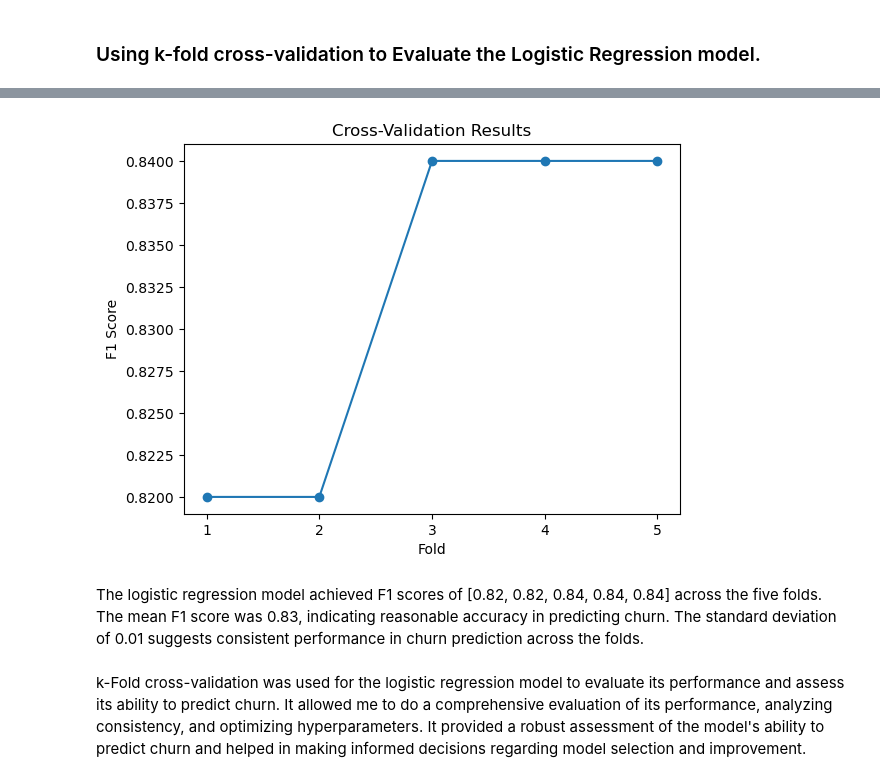
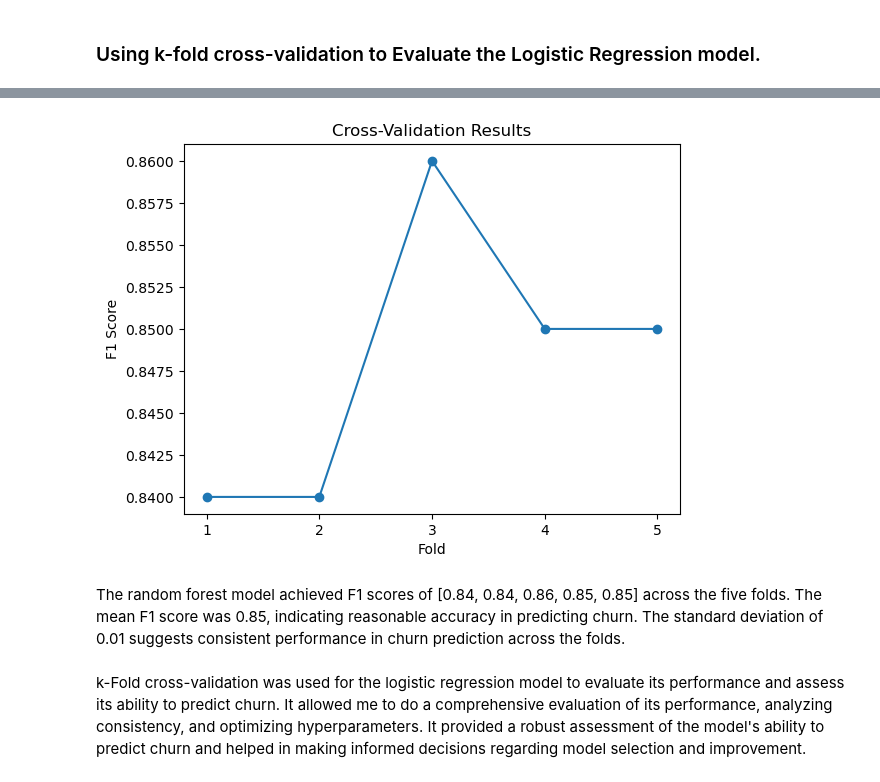
Before and after one commit to rasmodev/Customer-Churn-Prediction-Machine-Learning-Classification-Project, a Jupyter notebook: Classification_Telco_customer_churn.ipynb, the cells around one changed output, grey strips where cells are left out. Drawn from its saved outputs; the diff is of its cells as text; code cells hidden in the pictures.

```diff
--- a/Classification_Telco_customer_churn.ipynb
+++ b/Classification_Telco_customer_churn.ipynb
@@ -449,7 +452,7 @@ Column: Churn - Unique Values: [False  True]
 # %%
 # Check unique values of each column
 for column in test_df.columns:
-    if column not in ['customerID','tenure', 'MonthlyCharges', 'TotalCharges']:
+    if column not in ['tenure', 'MonthlyCharges', 'TotalCharges']:
         print('Column: {} - Unique Values: {}'.format(column, test_df[column].unique()))
         print('==='*15)
 # %% [output]
@@ -1539,16 +1499,23 @@ gb = GradientBoostingClassifier()
 
 # Gaussian Naive Bayes
 nb = GaussianNB()
+
+# Support Vector Machine
+svm = SVC()
 # %%
+# Set a random seed
+np.random.seed(42)
+random.seed(42)
+
 # Initialize the Results DataFrame
 Results = pd.DataFrame(columns=['Model', 'Accuracy', 'Precision', 'Recall', 'F1'])
 
 # List of model names
 models = ['Logistic Regression', 'Random Forest', 'K-Nearest Neighbors', 'Decision Tree',
-          'Gaussian Naive Bayes', 'Support Vector Machine']
+          'Gradient Boosting Classifier', 'Gaussian Naive Bayes', 'Support Vector Machine']
 
 # Fit the models and evaluate the performance
-for model_name, model in zip(models, [lr, rf, knn, dt, gb, nb]):
+for model_name, model in zip(models, [lr, rf, knn, dt, gb, nb, svm]):
     model.fit(X_train_balanced, y_train_balanced)
     y_pred = model.predict(X_eval_scaled)
 
@@ -1654,7 +1624,7 @@ k = 5
 kf = KFold(n_splits=k, shuffle=True, random_state=42)
 
 # Perform cross-validation and calculate the scores
-scores = cross_val_score(lr, X_train_balanced, y_train_balanced, cv=kf, scoring='f1')
+scores = cross_val_score(rf, X_train_balanced, y_train_balanced, cv=kf, scoring='f1')
 
 # Round the scores to two decimal places
 rounded_scores = [round(score, 2) for score in scores]
@@ -1677,19 +1647,19 @@ Mean F1 Score: 0.81
 Standard Deviation of F1 Scores: 0.01
 # %%
 # F1 scores obtained from cross-validation
-f1_scores = [0.82, 0.82, 0.84, 0.84, 0.84]
+f1_scores = (rounded_scores)
 
 # Plot the F1 scores
 plt.plot(range(1, len(f1_scores) + 1), f1_scores, marker='o')
 plt.xlabel('Fold')
 plt.ylabel('F1 Score')
 plt.title('Cross-Validation Results')
 plt.xticks(range(1, len(f1_scores) + 1))
 plt.show()
 # %% [output]
-[figure, old version]
+[figure, new version]
 # %% [markdown]
-The logistic regression model achieved F1 scores of [0.82, 0.82, 0.84, 0.84, 0.84] across the five folds. The mean F1 score was 0.83, indicating reasonable accuracy in predicting churn. The standard deviation of 0.01 suggests consistent performance in churn prediction across the folds.
+The random forest model achieved F1 scores of [0.84, 0.84, 0.86, 0.85, 0.85] across the five folds. The mean F1 score was 0.85, indicating reasonable accuracy in predicting churn. The standard deviation of 0.01 suggests consistent performance in churn prediction across the folds.
 # %% [markdown]
 k-Fold cross-validation was used for the logistic regression model to evaluate its performance and assess its ability to predict churn. It allowed me to do a comprehensive evaluation of its performance, analyzing consistency, and optimizing hyperparameters. It provided a robust assessment of the model's ability to predict churn and helped in making informed decisions regarding model selection and improvement.
 # %% [markdown]
```
Also changed, not shown: parts of 31 cells of this notebook, 2 other files.
